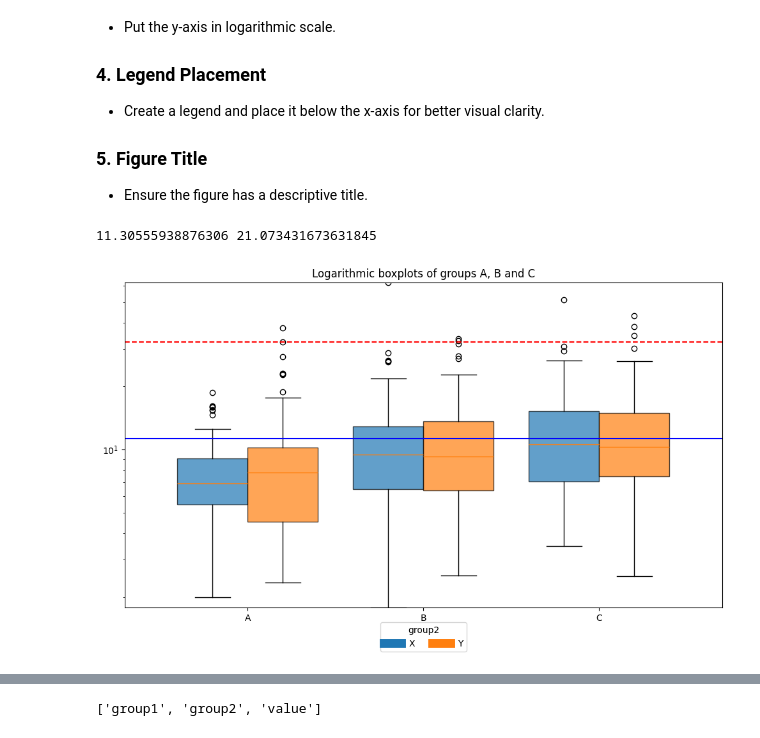
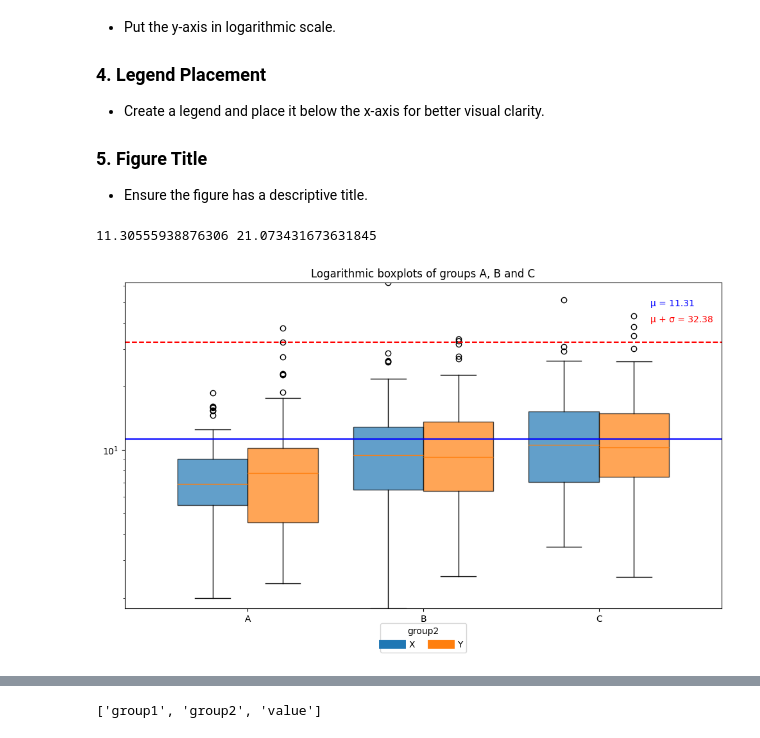
Before and after one commit to dajja-blip/python-for-data-science, a Jupyter notebook: assignment5.ipynb, the cells around one changed output, grey strips where cells are left out. Drawn from its saved outputs; the diff is of its cells as text; code cells hidden in the pictures.

```diff
--- a/assignment5.ipynb
+++ b/assignment5.ipynb
@@ -634,10 +635,21 @@ ax.set_xticklabels(group1_levels)
 avg = df["value"].mean()
 std_glo = df["value"].std()
 print(avg, std_glo)
+
 # lines for avg and std
 ax.axhline(avg, color="blue", linestyle="-", label=rf'$\mu = {avg:.2f}$')
 ax.axhline(avg + std_glo, color="red", linestyle="--", label=rf'$\mu + \sigma = {avg+std_glo:.2f}$')
 ax.axhline(avg - std_glo, color="red", linestyle="--", label=rf'$\mu - \sigma = {avg-std_glo:.2f}$')
+
+# place text next in the upper right corner
+x_text = 0.88  # 2% from left
+y_text_avg = 0.95
+y_text_std_plus = 0.90
+ax.text(x_text, y_text_avg, f'μ = {avg:.2f}', color='blue', va='top', ha='left', fontsize=10, transform=ax.transAxes)
+ax.text(x_text, y_text_std_plus, f'μ + σ = {avg + std_glo:.2f}', color='red', va='top', ha='left', fontsize=10, transform=ax.transAxes)
+
+
+
 
 # Y-axis ticks at µ ± σ
 ax.set_yticks([avg - std_glo, avg, avg + std_glo])
@@ -652,34 +664,34 @@ ax.set_yticklabels([
 max_val = df["value"].max()
 second_max = df["value"].nlargest(2).iloc[-1]  # next-largest value
 
 ax.set_ylim(df["value"].min(), second_max)
 ######################
 ## log y-axis
 ax.set_yscale("log")
 ################
 ##legend below x axis
 # Build legend manually
 legend_handles = [
     plt.Line2D([0], [0], color=plt.cm.tab10(i % 10), lw=10)
     for i in range(n2)
 ]
 
 ax.legend(
     handles=legend_handles,
     labels=group2_levels,
     title="group2",
     loc='lower center',    # anchor at low-center of the legend box
     bbox_to_anchor=(0.5, -0.15), # position below the axes
     ncol=n2      #  put all legend items in one row
 )
 #################
 plt.tight_layout()
 ### title
 plt.title("Logarithmic boxplots of groups A, B and C")
 plt.show()
 # %% [output]
 11.30555938876306 21.073431673631845
-[figure, old version]
+[figure, new version]
 # %%
 print(df)
 print(df["value"].max())
```
Also changed, not shown: parts of 1 cell of this notebook.
